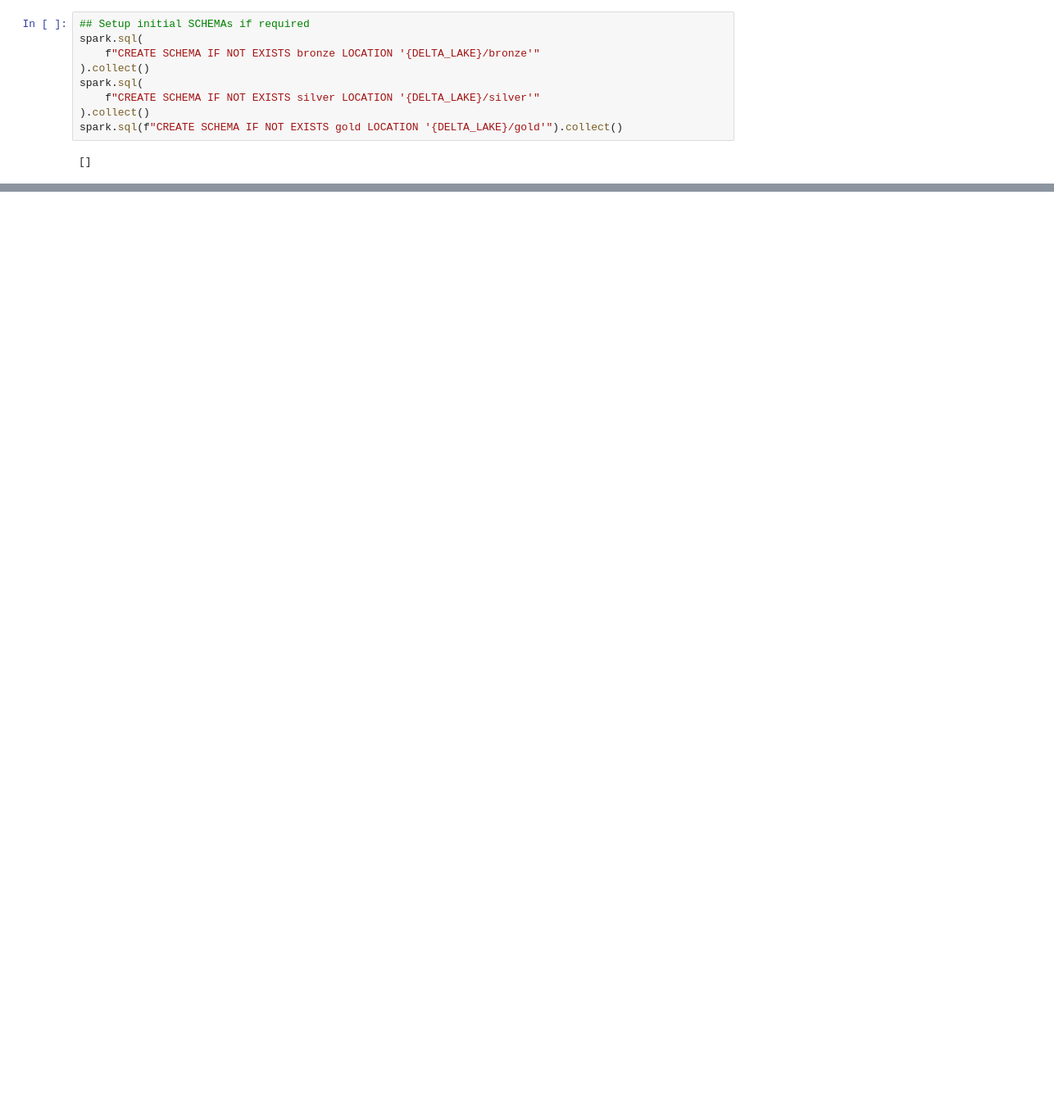
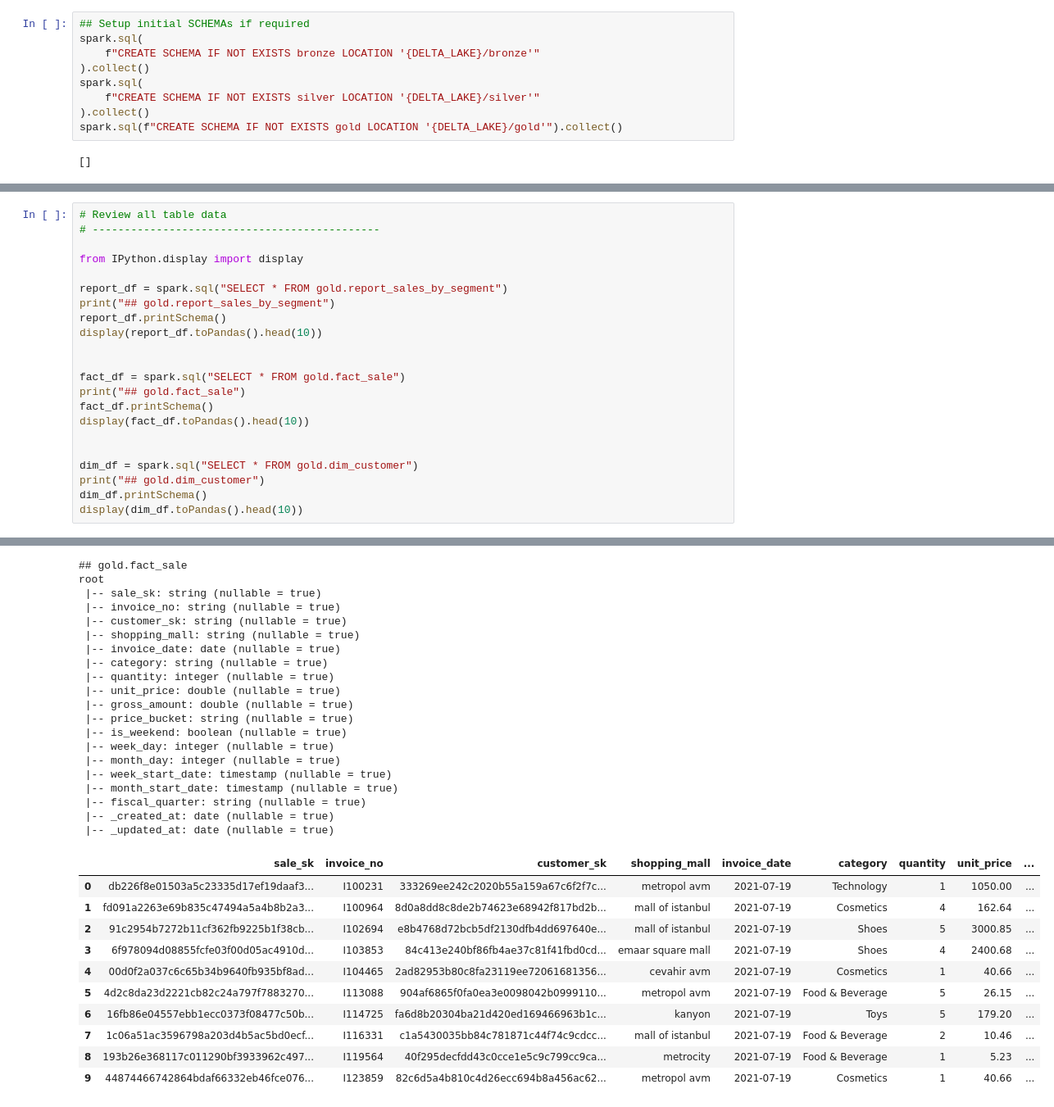
Before and after one commit to kajbaf/aws-datapipeline-practice, a Jupyter notebook: notebooks/LoadData.ipynb, the cells around one changed output, grey strips where cells are left out. Shown at 82% size. Cells and saved outputs as stored; diff of their text form; blank space fills up the shorter version.

```diff
--- a/notebooks/LoadData.ipynb
+++ b/notebooks/LoadData.ipynb
@@ -642,0 +691,23 @@ spark.sql("SHOW TABLES IN gold").show()
+# %%
+# Review all table data
+# ---------------------------------------------
+
+from IPython.display import display
+
+report_df = spark.sql("SELECT * FROM gold.report_sales_by_segment")
+print("## gold.report_sales_by_segment")
+report_df.printSchema()
+display(report_df.toPandas().head(10))
+
+
+fact_df = spark.sql("SELECT * FROM gold.fact_sale")
+print("## gold.fact_sale")
+fact_df.printSchema()
+display(fact_df.toPandas().head(10))
+
+
+dim_df = spark.sql("SELECT * FROM gold.dim_customer")
+print("## gold.dim_customer")
+dim_df.printSchema()
+display(dim_df.toPandas().head(10))
+# %% [output]
@@ -642,0 +740,31 @@ spark.sql("SHOW TABLES IN gold").show()
+## gold.fact_sale
+root
+ |-- sale_sk: string (nullable = true)
+ |-- invoice_no: string (nullable = true)
+ |-- customer_sk: string (nullable = true)
+ |-- shopping_mall: string (nullable = true)
+ |-- invoice_date: date (nullable = true)
+ |-- category: string (nullable = true)
+ |-- quantity: integer (nullable = true)
+ |-- unit_price: double (nullable = true)
+ |-- gross_amount: double (nullable = true)
+ |-- price_bucket: string (nullable = true)
+ |-- is_weekend: boolean (nullable = true)
+ |-- week_day: integer (nullable = true)
+ |-- month_day: integer (nullable = true)
+ |-- week_start_date: timestamp (nullable = true)
+ |-- month_start_date: timestamp (nullable = true)
+ |-- fiscal_quarter: string (nullable = true)
+ |-- _created_at: date (nullable = true)
+ |-- _updated_at: date (nullable = true)
+|  | sale_sk | invoice_no | customer_sk | shopping_mall | invoice_date | category | quantity | unit_price | ... |
+| 0 | db226f8e01503a5c23335d17ef19daaf3... | I100231 | 333269ee242c2020b55a159a67c6f2f7c... | metropol avm | 2021-07-19 | Technology | 1 | 1050.00 | ... |
+| 1 | fd091a2263e69b835c47494a5a4b8b2a3... | I100964 | 8d0a8dd8c8de2b74623e68942f817bd2b... | mall of istanbul | 2021-07-19 | Cosmetics | 4 | 162.64 | ... |
+| 2 | 91c2954b7272b11cf362fb9225b1f38cb... | I102694 | e8b4768d72bcb5df2130dfb4dd697640e... | mall of istanbul | 2021-07-19 | Shoes | 5 | 3000.85 | ... |
+| 3 | 6f978094d08855fcfe03f00d05ac4910d... | I103853 | 84c413e240bf86fb4ae37c81f41fbd0cd... | emaar square mall | 2021-07-19 | Shoes | 4 | 2400.68 | ... |
+| 4 | 00d0f2a037c6c65b34b9640fb935bf8ad... | I104465 | 2ad82953b80c8fa23119ee72061681356... | cevahir avm | 2021-07-19 | Cosmetics | 1 | 40.66 | ... |
+| 5 | 4d2c8da23d2221cb82c24a797f7883270... | I113088 | 904af6865f0fa0ea3e0098042b0999110... | metropol avm | 2021-07-19 | Food & Beverage | 5 | 26.15 | ... |
+| 6 | 16fb86e04557ebb1ecc0373f08477c50b... | I114725 | fa6d8b20304ba21d420ed169466963b1c... | kanyon | 2021-07-19 | Toys | 5 | 179.20 | ... |
+| 7 | 1c06a51ac3596798a203d4b5ac5bd0ecf... | I116331 | c1a5430035bb84c781871c44f74c9cdcc... | mall of istanbul | 2021-07-19 | Food & Beverage | 2 | 10.46 | ... |
+| 8 | 193b26e368117c011290bf3933962c497... | I119564 | 40f295decfdd43c0cce1e5c9c799cc9ca... | metrocity | 2021-07-19 | Food & Beverage | 1 | 5.23 | ... |
+| 9 | 44874466742864bdaf66332eb46fce076... | I123859 | 82c6d5a4b810c4d26ecc694b8a456ac62... | metropol avm | 2021-07-19 | Cosmetics | 1 | 40.66 | ... |
```
Also changed, not shown: parts of 11 cells of this notebook.
